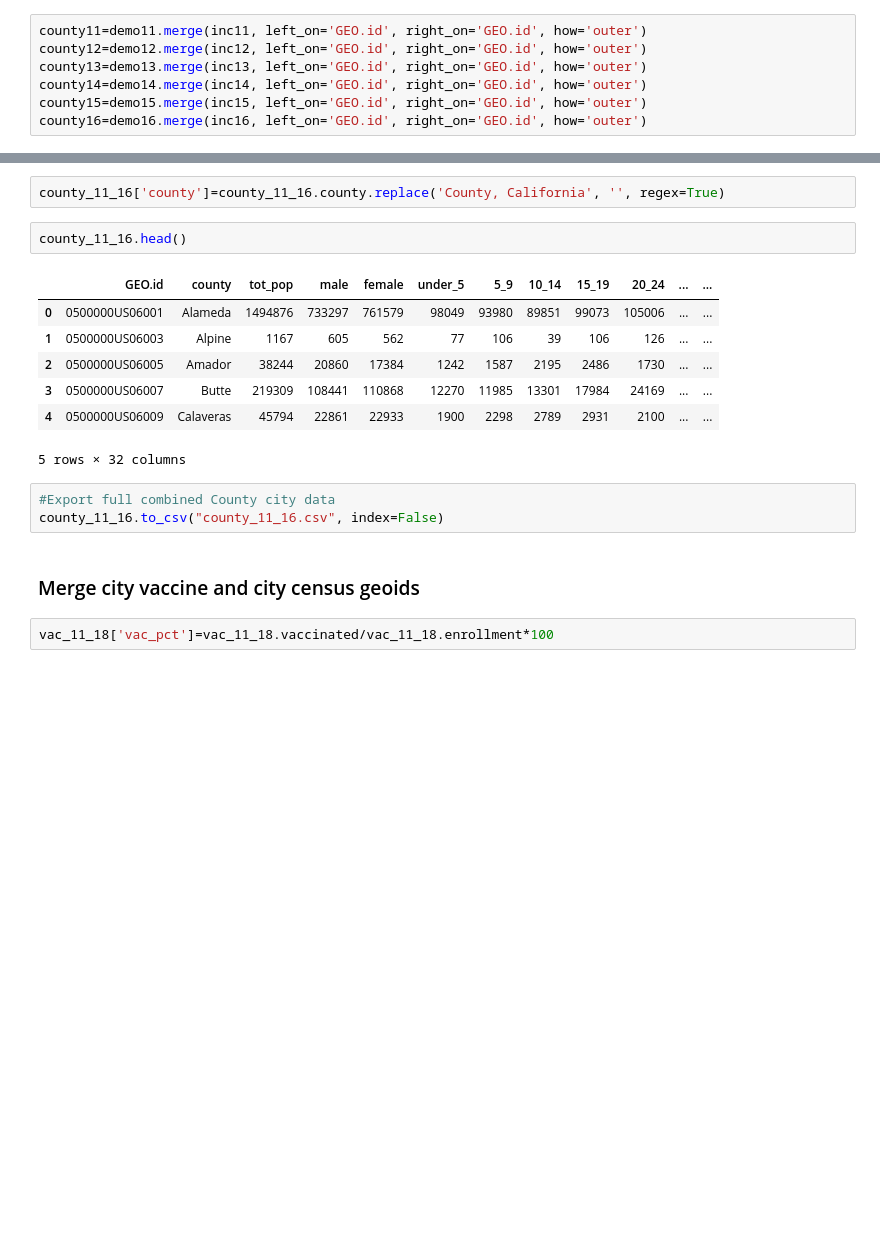
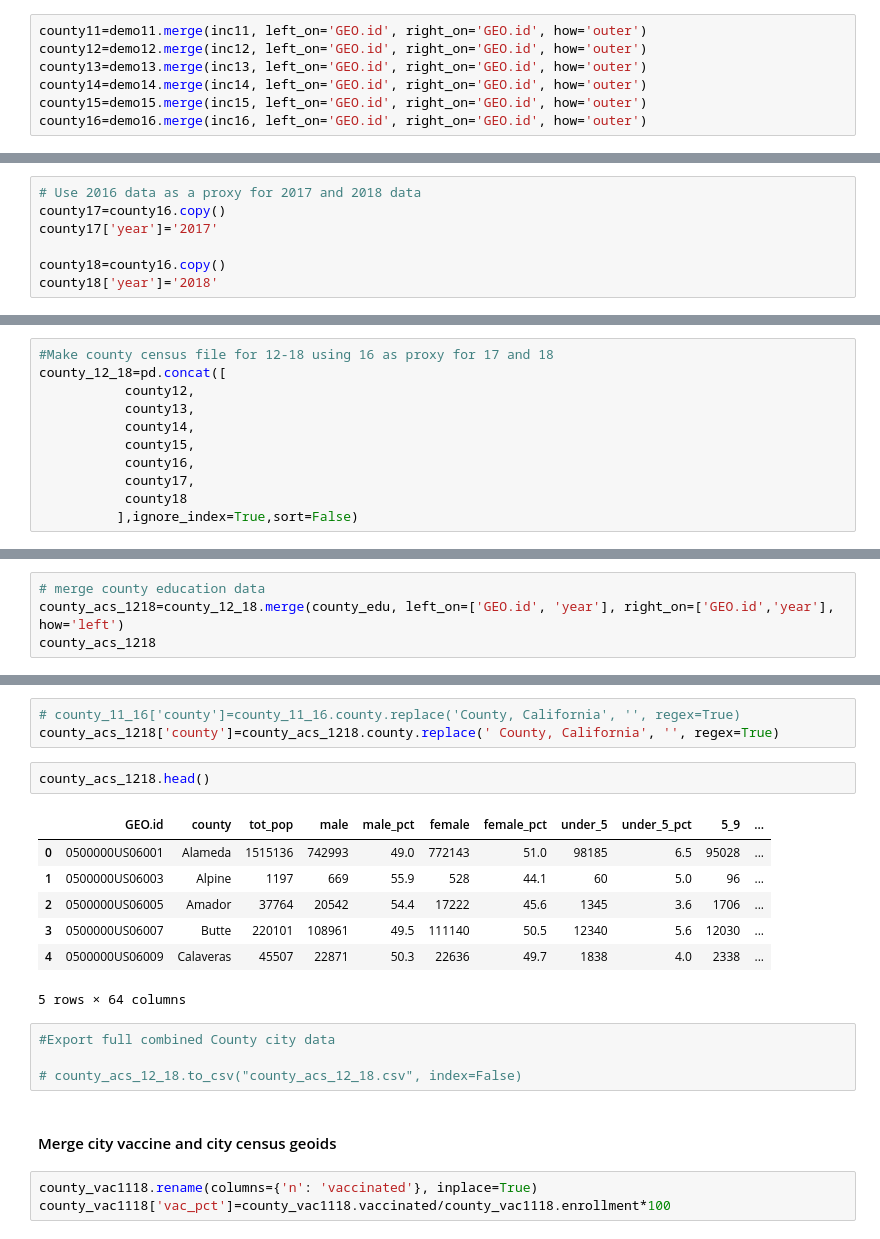
Before and after one commit to jeffrey-hsu/mids_capstone, a Jupyter notebook: vaxxfacts/cleaning_etl/Reshaping_Data_For_Viz.ipynb, the cells around one changed output, grey strips where cells are left out. Saved outputs shown, nothing was run; the diff lists cells and outputs as text; blank space fills up the shorter version.

```diff
--- a/vaxxfacts/cleaning_etl/Reshaping_Data_For_Viz.ipynb
+++ b/vaxxfacts/cleaning_etl/Reshaping_Data_For_Viz.ipynb
@@ -714,0 +1370,7 @@ county_11_16=pd.concat([county11,
+# %%
+# Use 2016 data as a proxy for 2017 and 2018 data
+county17=county16.copy()
+county17['year']='2017'
+
+county18=county16.copy()
+county18['year']='2018'
@@ -714,0 +1387,11 @@ county_11_16=pd.concat([county11,
+# %%
+#Make county census file for 12-18 using 16 as proxy for 17 and 18
+county_12_18=pd.concat([
+           county12,
+           county13,
+           county14,
+           county15,
+           county16,
+           county17,
+           county18
+          ],ignore_index=True,sort=False)
@@ -714,0 +1417,4 @@ county_11_16=pd.concat([county11,
+# %%
+# merge county education data
+county_acs_1218=county_12_18.merge(county_edu, left_on=['GEO.id', 'year'], right_on=['GEO.id','year'], how='left')
+county_acs_1218
@@ -715,20 +1440,23 @@ county_11_16=pd.concat([county11,
 # %%
-county_11_16['county']=county_11_16.county.replace('County, California', '', regex=True)
+# county_11_16['county']=county_11_16.county.replace('County, California', '', regex=True)
+county_acs_1218['county']=county_acs_1218.county.replace(' County, California', '', regex=True)
 # %%
-county_11_16.head()
+county_acs_1218.head()
 # %% [output]
-|  | GEO.id | county | tot_pop | male | female | under_5 | 5_9 | 10_14 | 15_19 | 20_24 | ... | ... |
-| 0 | 0500000US06001 | Alameda | 1494876 | 733297 | 761579 | 98049 | 93980 | 89851 | 99073 | 105006 | ... | ... |
-| 1 | 0500000US06003 | Alpine | 1167 | 605 | 562 | 77 | 106 | 39 | 106 | 126 | ... | ... |
-| 2 | 0500000US06005 | Amador | 38244 | 20860 | 17384 | 1242 | 1587 | 2195 | 2486 | 1730 | ... | ... |
-| 3 | 0500000US06007 | Butte | 219309 | 108441 | 110868 | 12270 | 11985 | 13301 | 17984 | 24169 | ... | ... |
-| 4 | 0500000US06009 | Calaveras | 45794 | 22861 | 22933 | 1900 | 2298 | 2789 | 2931 | 2100 | ... | ... |
+|  | GEO.id | county | tot_pop | male | male_pct | female | female_pct | under_5 | under_5_pct | 5_9 | ... |
+| 0 | 0500000US06001 | Alameda | 1515136 | 742993 | 49.0 | 772143 | 51.0 | 98185 | 6.5 | 95028 | ... |
+| 1 | 0500000US06003 | Alpine | 1197 | 669 | 55.9 | 528 | 44.1 | 60 | 5.0 | 96 | ... |
+| 2 | 0500000US06005 | Amador | 37764 | 20542 | 54.4 | 17222 | 45.6 | 1345 | 3.6 | 1706 | ... |
+| 3 | 0500000US06007 | Butte | 220101 | 108961 | 49.5 | 111140 | 50.5 | 12340 | 5.6 | 12030 | ... |
+| 4 | 0500000US06009 | Calaveras | 45507 | 22871 | 50.3 | 22636 | 49.7 | 1838 | 4.0 | 2338 | ... |
-5 rows × 32 columns
+5 rows × 64 columns
 # %%
 #Export full combined County city data
-county_11_16.to_csv("county_11_16.csv", index=False)
+
+# county_acs_12_18.to_csv("county_acs_12_18.csv", index=False)
 # %% [markdown]
-### Merge city vaccine and city census geoids
+#### Merge city vaccine and city census geoids
-# %%
-vac_11_18['vac_pct']=vac_11_18.vaccinated/vac_11_18.enrollment*100
+# %%
+county_vac1118.rename(columns={'n': 'vaccinated'}, inplace=True)
+county_vac1118['vac_pct']=county_vac1118.vaccinated/county_vac1118.enrollment*100
 # %%
```
Also changed, not shown: parts of 88 cells of this notebook, 13 other files.
